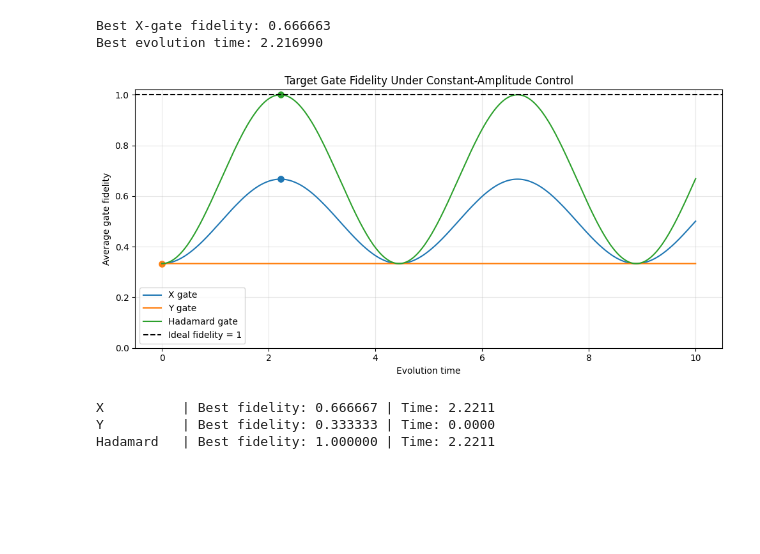
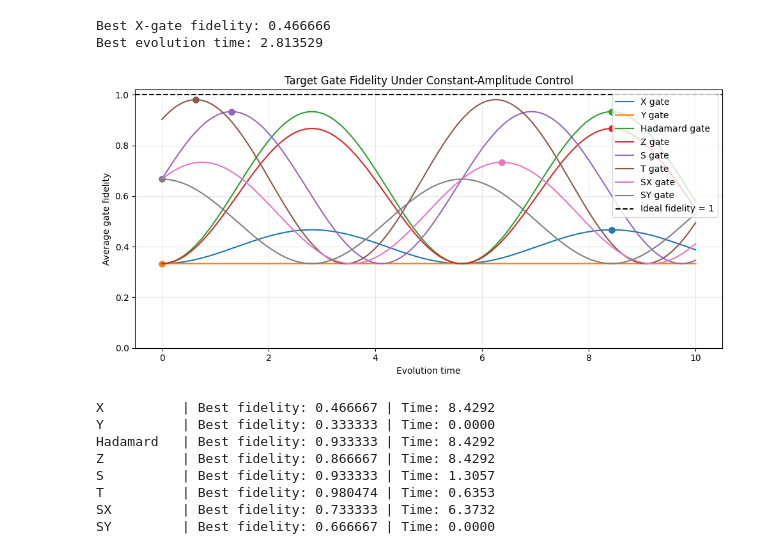
Before and after one commit to bogwee/qc-transmon, a Jupyter notebook: notebooks/03_gate_fidelity.ipynb, the cells around one changed output. Saved outputs shown, nothing was run; the diff lists cells and outputs as text; code cells hidden in the pictures; blank space fills up the shorter version.

Commit message:
fidelity

```diff
--- a/notebooks/03_gate_fidelity.ipynb
+++ b/notebooks/03_gate_fidelity.ipynb
@@ -87,7 +115,7 @@ fidelities_X = []
 
 for t in times:
     U = propagator(H_sys, t)
-    fidelities_X.append(average_gate_fidelity(X_gate, U))
+    fidelities_X.append(average_gate_fidelity(X, U))
 
 fidelities_X = np.array(fidelities_X)
 
@@ -96,15 +124,20 @@ best_idx = np.argmax(fidelities_X)
 print(f"Best X-gate fidelity: {fidelities_X[best_idx]:.6f}")
 print(f"Best evolution time: {times[best_idx]:.6f}")
 # %% [output]
-Best X-gate fidelity: 0.666663
-Best evolution time: 2.216990
+Best X-gate fidelity: 0.466666
+Best evolution time: 2.813529
 # %%
 
 # Target gates
 target_gates = {
-    "X": X_gate,
-    "Y": Y_gate,
-    "Hadamard": H_gate,
+    "X": X,
+    "Y": Y,
+    "Hadamard": H,
+    "Z": Z,
+    "S": S,
+    "T": T,
+    "SX": SX,
+    "SY": SY
 }
 
 times = np.linspace(0, 10, 2000)
@@ -130,34 +163,39 @@ for name, U_target in target_gates.items():
         "best_fidelity": best_fidelity,
         "best_time": best_time,
     }
 
     plt.plot(times, fidelities, label=f"{name} gate")
     plt.scatter(best_time, best_fidelity, s=45)
 
 plt.axhline(
     y=1.0,
     color="black",
     linestyle="--",
     label="Ideal fidelity = 1"
 )
 
 plt.xlabel("Evolution time")
 plt.ylabel("Average gate fidelity")
 plt.title("Target Gate Fidelity Under Constant-Amplitude Control")
 plt.ylim(0, 1.02)
 plt.grid(True, alpha=0.3)
 plt.legend()
 plt.tight_layout()
 plt.show()
 
 for name, result in results.items():
     print(
         f"{name:10s} | "
         f"Best fidelity: {result['best_fidelity']:.6f} | "
         f"Time: {result['best_time']:.4f}"
     )
 # %% [output]
-[figure, old version]
+[figure, new version]
-X          | Best fidelity: 0.666667 | Time: 2.2211
+X          | Best fidelity: 0.466667 | Time: 8.4292
 Y          | Best fidelity: 0.333333 | Time: 0.0000
-Hadamard   | Best fidelity: 1.000000 | Time: 2.2211
+Hadamard   | Best fidelity: 0.933333 | Time: 8.4292
+Z          | Best fidelity: 0.866667 | Time: 8.4292
+S          | Best fidelity: 0.933333 | Time: 1.3057
+T          | Best fidelity: 0.980474 | Time: 0.6353
+SX         | Best fidelity: 0.733333 | Time: 6.3732
+SY         | Best fidelity: 0.666667 | Time: 0.0000
```
Also changed, not shown: parts of 18 cells of this notebook, 7 other files.
